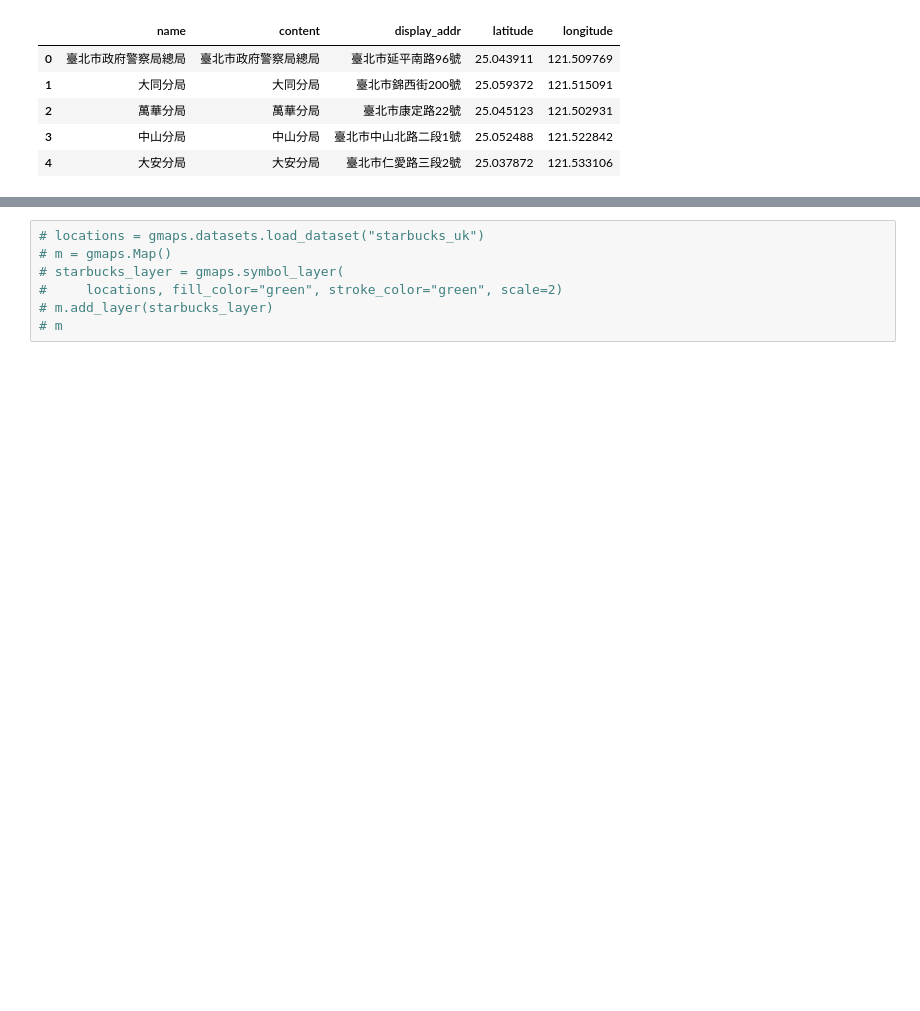
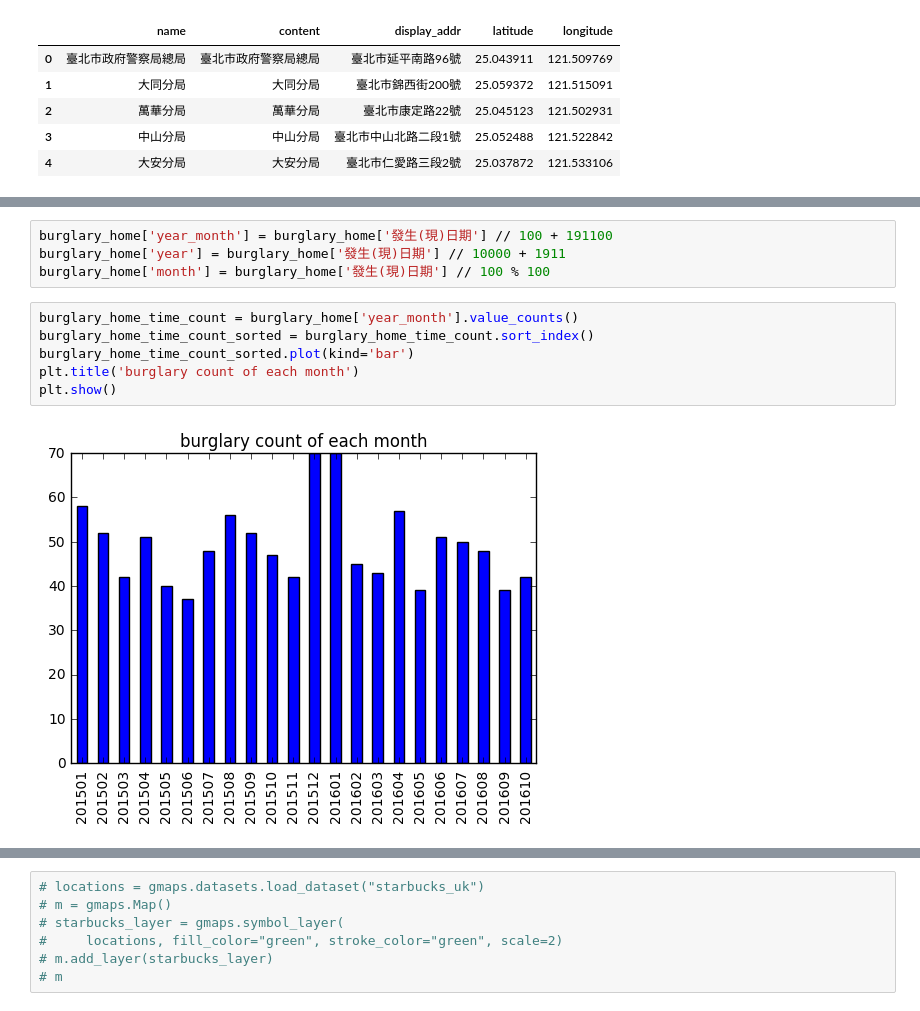
Before and after one commit to BL515-DataMining/MaraudersMapTaipei, a Jupyter notebook: analyze_residential_burglary.ipynb, the cells around one changed output, grey strips where cells are left out. Drawn from its saved outputs; the diff is of its cells as text; blank space fills up the shorter version.

```diff
--- a/analyze_residential_burglary.ipynb
+++ b/analyze_residential_burglary.ipynb
@@ -68,0 +101,12 @@ police_station.head()
+# %%
+burglary_home['year_month'] = burglary_home['發生(現)日期'] // 100 + 191100
+burglary_home['year'] = burglary_home['發生(現)日期'] // 10000 + 1911
+burglary_home['month'] = burglary_home['發生(現)日期'] // 100 % 100
+# %%
+burglary_home_time_count = burglary_home['year_month'].value_counts()
+burglary_home_time_count_sorted = burglary_home_time_count.sort_index()
+burglary_home_time_count_sorted.plot(kind='bar')
+plt.title('burglary count of each month')
+plt.show()
+# %% [output]
+[figure, added]
```
Also changed, not shown: parts of 18 cells of this notebook, 1 other file.
